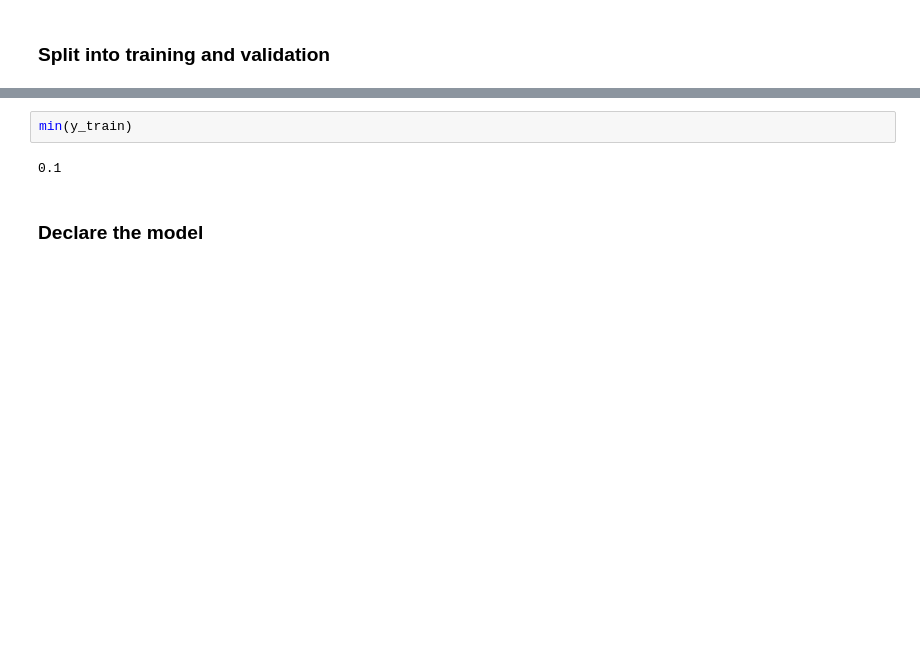
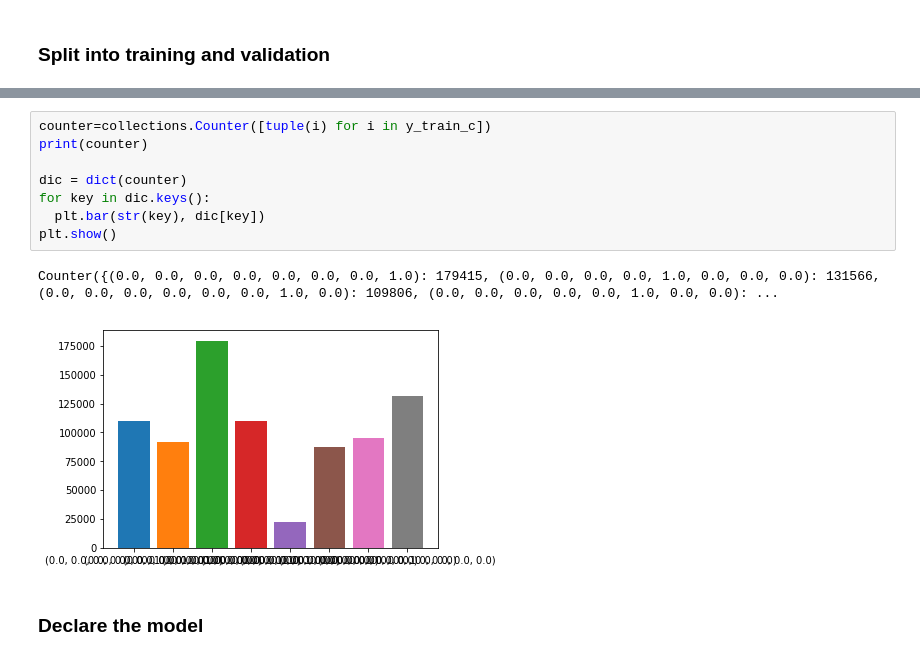
Before and after one commit to adifatol/BIQA, a Jupyter notebook: convNetwork.ipynb, the cells around one changed output, grey strips where cells are left out. Cells and saved outputs as stored; diff of their text form; blank space fills up the shorter version.

```diff
--- a/convNetwork.ipynb
+++ b/convNetwork.ipynb
@@ -466,7 +471,14 @@ plt.show()
-# %%
-min(y_train)
-# %% [output]
-0.1
+# %%
+counter=collections.Counter([tuple(i) for i in y_train_c])
+print(counter)
+
+dic = dict(counter)
+for key in dic.keys():
+  plt.bar(str(key), dic[key])
+plt.show()
+# %% [output]
+Counter({(0.0, 0.0, 0.0, 0.0, 0.0, 0.0, 0.0, 1.0): 179415, (0.0, 0.0, 0.0, 0.0, 1.0, 0.0, 0.0, 0.0): 131566, (0.0, 0.0, 0.0, 0.0, 0.0, 0.0, 1.0, 0.0): 109806, (0.0, 0.0, 0.0, 0.0, 0.0, 1.0, 0.0, 0.0): ...
+[figure, added]
 # %% [markdown]
 ### Declare the model
 # %%
```
Also changed, not shown: parts of 22 cells of this notebook.
